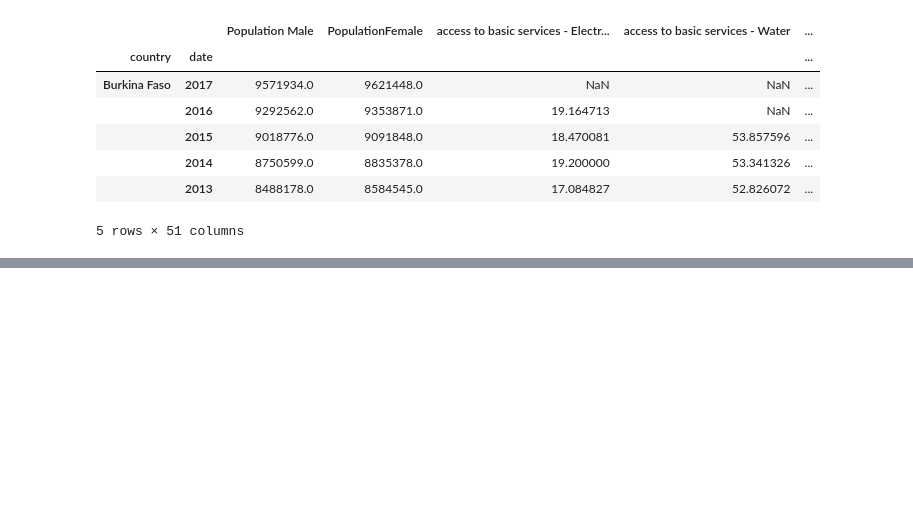
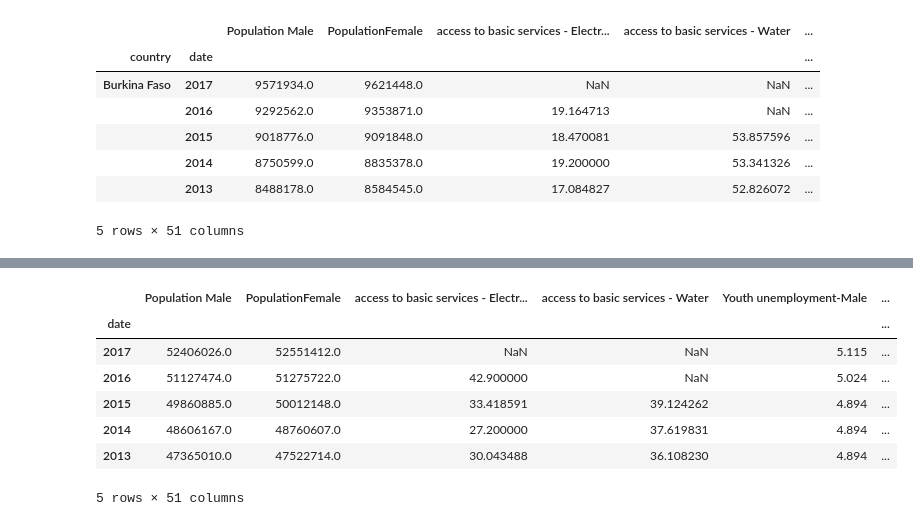
Before and after one commit to robinkiplangat/WB_Data_Wrangling, a Jupyter notebook: wb_data_wrangling.ipynb, the cells around one changed output, grey strips where cells are left out. Saved outputs shown, nothing was run; the diff lists cells and outputs as text; code cells hidden in the pictures; blank space fills up the shorter version.

Commit message:
Access a country's indicator values

```diff
--- a/wb_data_wrangling.ipynb
+++ b/wb_data_wrangling.ipynb
@@ -55,0 +59,13 @@ FrozenList([['Burkina Faso', 'Congo, Dem. Rep.', 'Ethiopia', 'Kenya', 'Nigeria',
+# %%
+# Access a country's indicator values
+
+df.loc['Ethiopia'].head()
+# %% [output]
+|  | Population Male | PopulationFemale | access to basic services - Electr... | access to basic services - Water | Youth unemployment-Male | ... |
+| date |  |  |  |  |  | ... |
+| 2017 | 52406026.0 | 52551412.0 | NaN | NaN | 5.115 | ... |
+| 2016 | 51127474.0 | 51275722.0 | 42.900000 | NaN | 5.024 | ... |
+| 2015 | 49860885.0 | 50012148.0 | 33.418591 | 39.124262 | 4.894 | ... |
+| 2014 | 48606167.0 | 48760607.0 | 27.200000 | 37.619831 | 4.894 | ... |
+| 2013 | 47365010.0 | 47522714.0 | 30.043488 | 36.108230 | 4.894 | ... |
+5 rows × 51 columns
```
Also changed, not shown: parts of 5 cells of this notebook.
